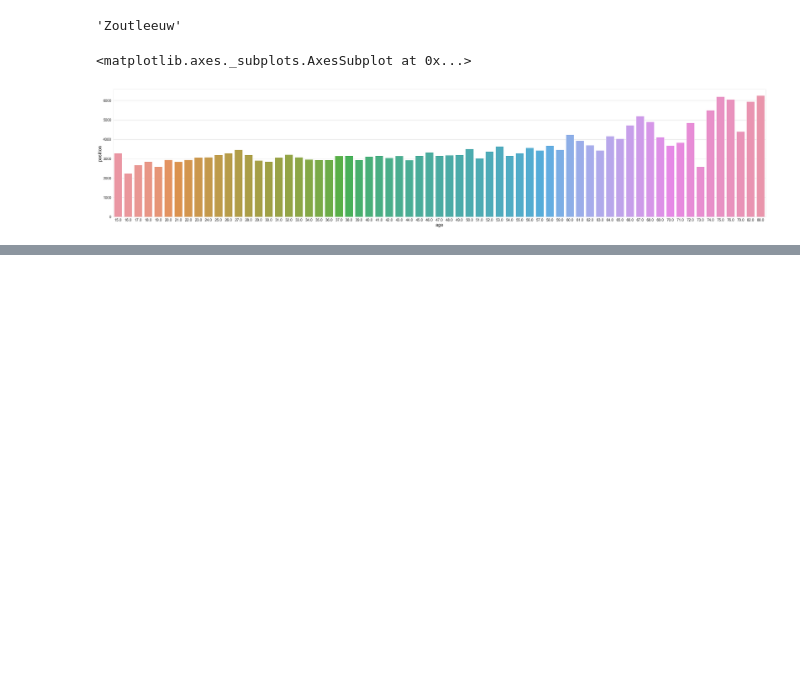
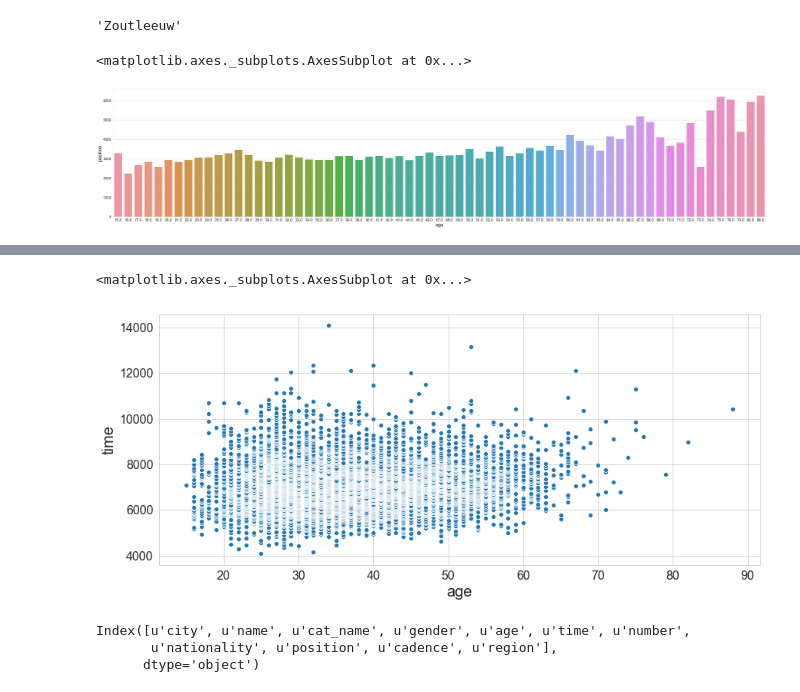
Before and after one commit to dsmiff/BrusselsHalfAnalytics, a Jupyter notebook: BHalf2017.ipynb, the cells around one changed output, grey strips where cells are left out. Drawn from its saved outputs; the diff is of its cells as text; code cells hidden in the pictures; blank space fills up the shorter version.

```diff
--- a/BHalf2017.ipynb
+++ b/BHalf2017.ipynb
@@ -617,0 +649,16 @@ saveDF()
+# %%
+# no need to keep floats - let's reduce mem by rounding with int
+df['age'] = df['age'].apply(lambda x: int(x))
+# %%
+df['position'] = df['position'].apply(lambda x: int(x))
+# %%
+sns.scatterplot(x='age', y='time',data=df)
+# %% [output]
+<matplotlib.axes._subplots.AxesSubplot at 0x...>
+[figure, added]
+# %%
+df.columns
+# %% [output]
+Index([u'city', u'name', u'cat_name', u'gender', u'age', u'time', u'number',
+       u'nationality', u'position', u'cadence', u'region'],
+      dtype='object')
```
Also changed, not shown: parts of 51 cells of this notebook.
